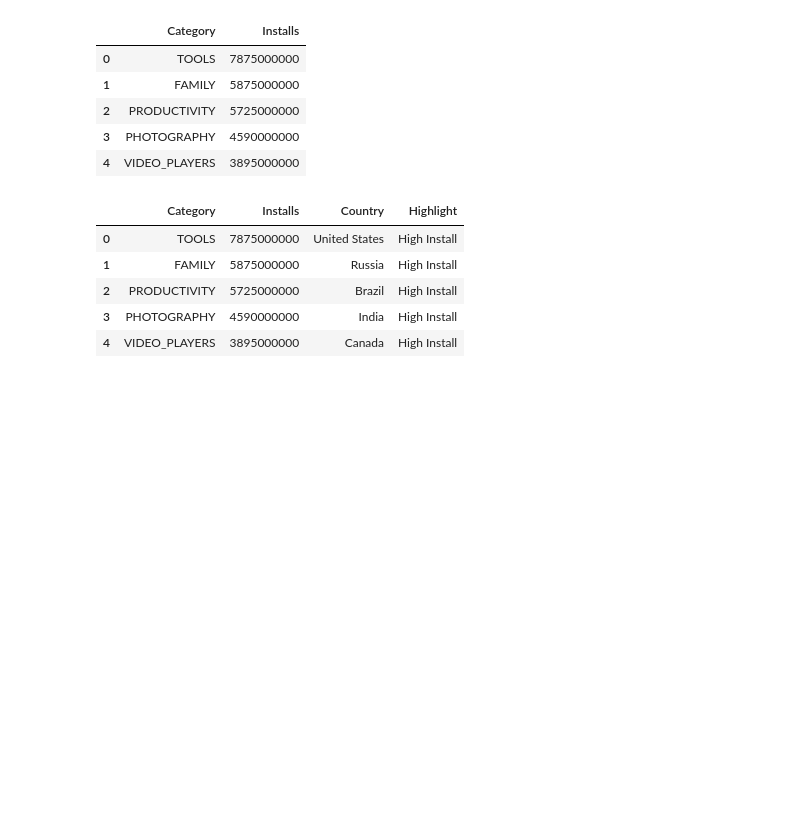
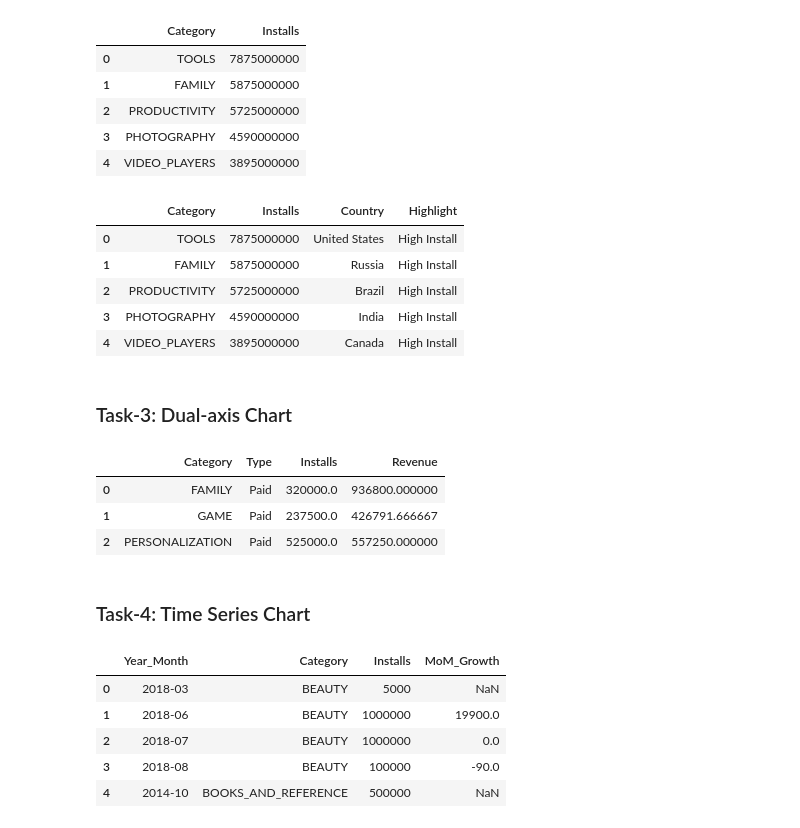
Before and after one commit to OmChauhan07/Google_Play_Store_Data_Analytics, a Jupyter notebook: Notebooks/Dashboard_Implementation.ipynb, the cells around one changed output. Drawn from its saved outputs; the diff is of its cells as text; code cells hidden in the pictures; blank space fills up the shorter version.

Commit message:
Implemented Task-3 and 4
Created:
- Dual axis Chart for avg install revenue
- time series chart for top installs over time and GoW

```diff
--- a/Notebooks/Dashboard_Implementation.ipynb
+++ b/Notebooks/Dashboard_Implementation.ipynb
@@ -209,3 +209,13 @@ fig.update_layout(
 )
 # %%
 fig.show(renderer="browser")
+# %% [markdown]
+### Task-3: Dual-axis Chart
+# %%
+t3_df = pd.read_csv("../Data/Task_wise_dataset/task3_grouped.csv")
+t3_df
+# %% [output]
+|  | Category | Type | Installs | Revenue |
+| 0 | FAMILY | Paid | 320000.0 | 936800.000000 |
+| 1 | GAME | Paid | 237500.0 | 426791.666667 |
+| 2 | PERSONALIZATION | Paid | 525000.0 | 557250.000000 |
@@ -211,0 +318,12 @@ fig.show(renderer="browser")
+# %% [markdown]
+### Task-4: Time Series Chart
+# %%
+t4_df = pd.read_csv("../Data/Task_wise_dataset/task4_grouped.csv")
+t4_df.head()
+# %% [output]
+|  | Year_Month | Category | Installs | MoM_Growth |
+| 0 | 2018-03 | BEAUTY | 5000 | NaN |
+| 1 | 2018-06 | BEAUTY | 1000000 | 19900.0 |
+| 2 | 2018-07 | BEAUTY | 1000000 | 0.0 |
+| 3 | 2018-08 | BEAUTY | 100000 | -90.0 |
+| 4 | 2014-10 | BOOKS_AND_REFERENCE | 500000 | NaN |
```
Also changed, not shown: parts of 16 cells of this notebook.
